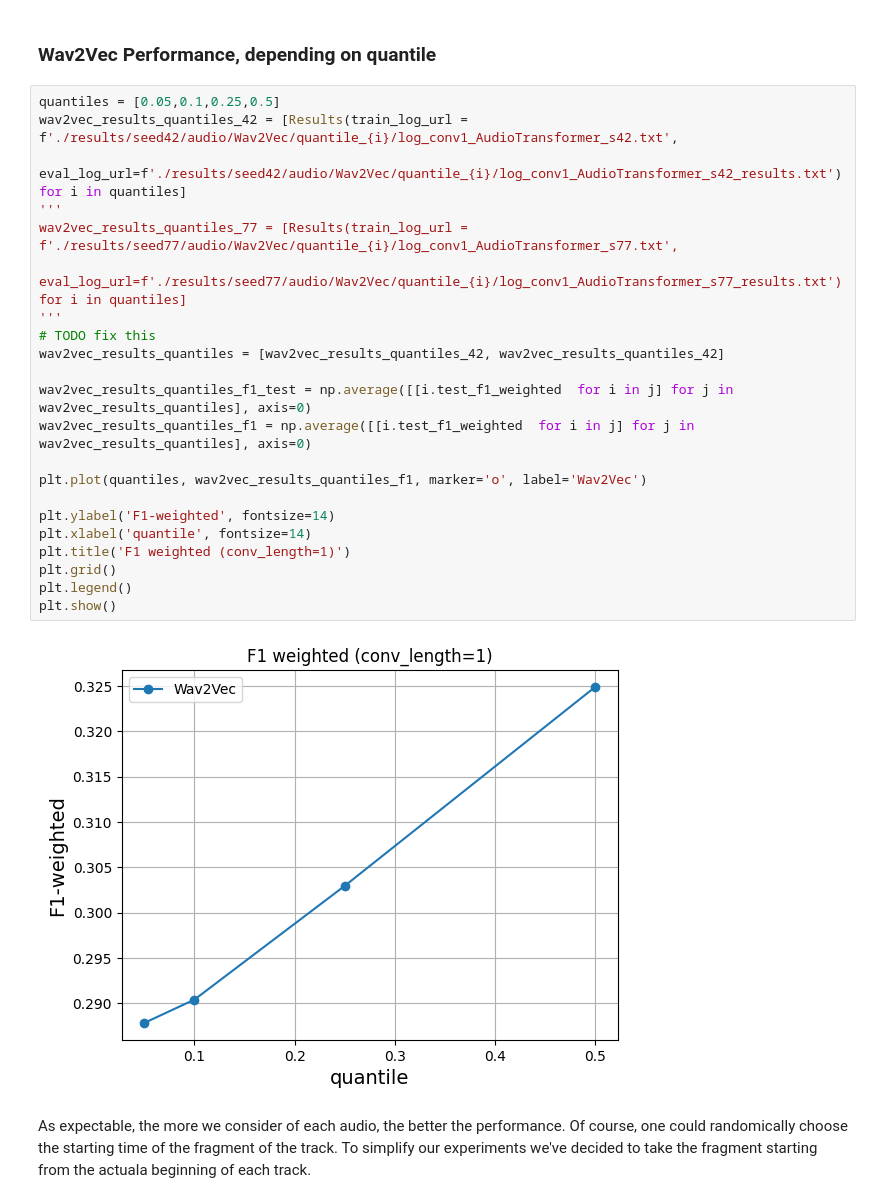
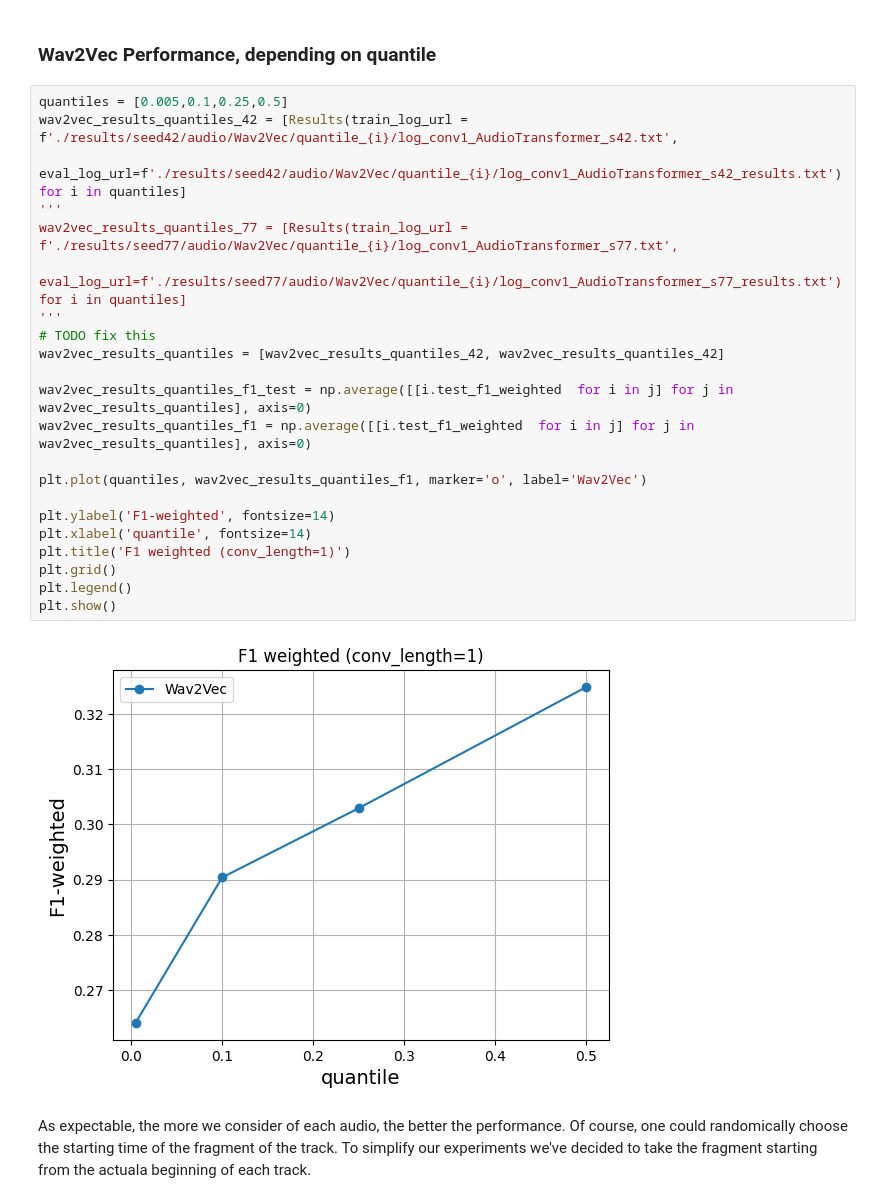
Before and after one commit to eskinderit/A-comparison-of-small-and-large-uni-multi-modal-language-models-for-sentiment-analysis-, a Jupyter notebook: Result Visualization.ipynb, the cells around one changed output. Drawn from its saved outputs; the diff is of its cells as text.

```diff
--- a/Result Visualization.ipynb
+++ b/Result Visualization.ipynb
@@ -466,29 +465,29 @@ The same considerations done for the Text models hold even for these Audio model
 # %% [markdown]
 ### Wav2Vec Performance, depending on quantile
 # %%
-quantiles = [0.05,0.1,0.25,0.5]
+quantiles = [0.005,0.1,0.25,0.5]
 wav2vec_results_quantiles_42 = [Results(train_log_url = f'./results/seed42/audio/Wav2Vec/quantile_{i}/log_conv1_AudioTransformer_s42.txt',
     eval_log_url=f'./results/seed42/audio/Wav2Vec/quantile_{i}/log_conv1_AudioTransformer_s42_results.txt') for i in quantiles]
 '''
 wav2vec_results_quantiles_77 = [Results(train_log_url = f'./results/seed77/audio/Wav2Vec/quantile_{i}/log_conv1_AudioTransformer_s77.txt',
     eval_log_url=f'./results/seed77/audio/Wav2Vec/quantile_{i}/log_conv1_AudioTransformer_s77_results.txt') for i in quantiles]
 '''
 # TODO fix this
 wav2vec_results_quantiles = [wav2vec_results_quantiles_42, wav2vec_results_quantiles_42]
 
 wav2vec_results_quantiles_f1_test = np.average([[i.test_f1_weighted  for i in j] for j in wav2vec_results_quantiles], axis=0)
 wav2vec_results_quantiles_f1 = np.average([[i.test_f1_weighted  for i in j] for j in wav2vec_results_quantiles], axis=0)
 
 plt.plot(quantiles, wav2vec_results_quantiles_f1, marker='o', label='Wav2Vec')
 
 plt.ylabel('F1-weighted', fontsize=14)
 plt.xlabel('quantile', fontsize=14)
 plt.title('F1 weighted (conv_length=1)')
 plt.grid()
 plt.legend()
 plt.show()
 # %% [output]
-[figure, old version]
+[figure, new version]
 # %% [markdown]
 As expectable, the more we consider of each audio, the better the performance. Of course, one could randomically choose the starting time of the fragment of the track. To simplify our experiments we've decided to take the fragment starting from the actuala beginning of each track.
 # %% [markdown]
```
Also changed, not shown: parts of 16 cells of this notebook.
